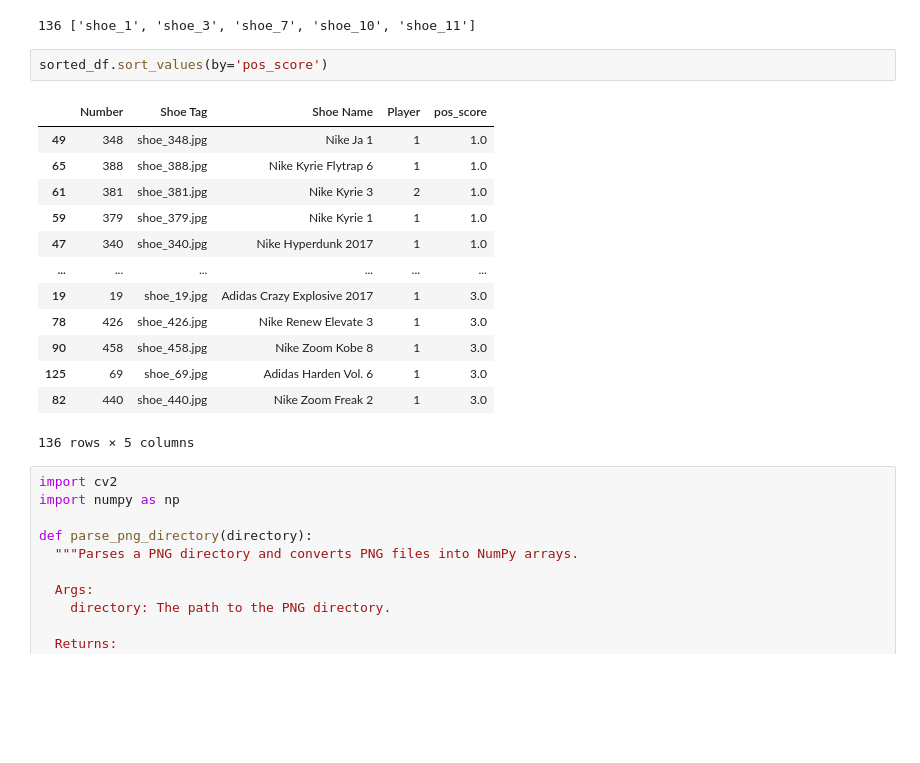
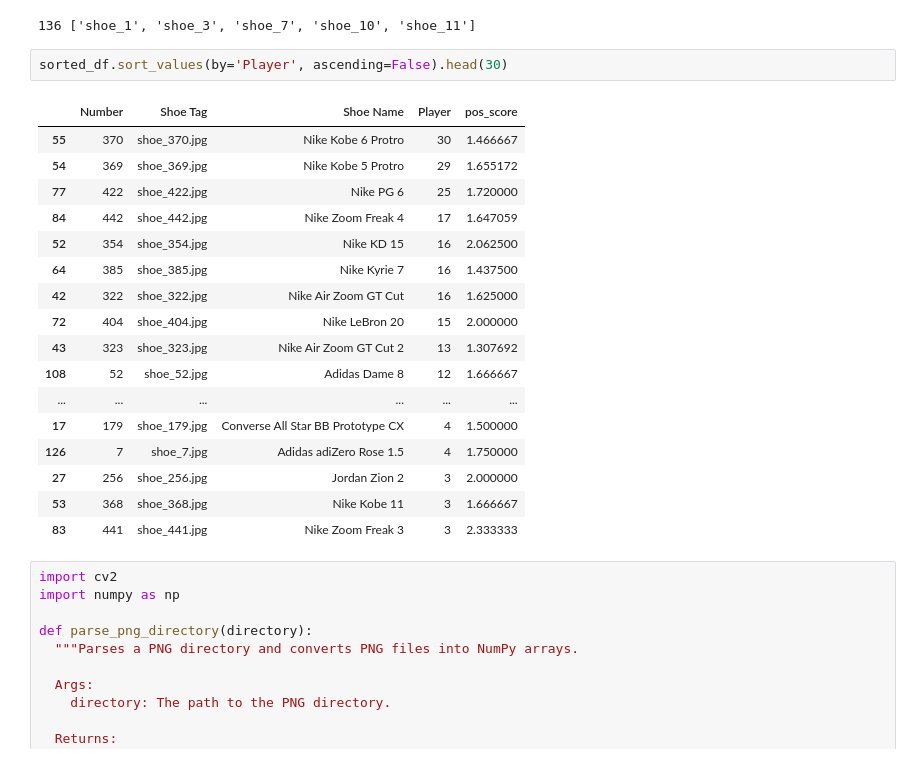
Before and after one commit to sejaldua/baller-shoes, a Jupyter notebook: player-shoes-pca.ipynb, the cells around one changed output. Saved outputs shown, nothing was run; the diff lists cells and outputs as text; blank space fills up the shorter version.

```diff
--- a/player-shoes-pca.ipynb
+++ b/player-shoes-pca.ipynb
@@ -47,21 +47,25 @@ print(len(shoe_files), shoe_names[:5])
 # %% [output]
 136 ['shoe_1', 'shoe_3', 'shoe_7', 'shoe_10', 'shoe_11']
 # %%
-sorted_df.sort_values(by='pos_score')
+sorted_df.sort_values(by='Player', ascending=False).head(30)
 # %% [output]
 |  | Number | Shoe Tag | Shoe Name | Player | pos_score |
-| 49 | 348 | shoe_348.jpg | Nike Ja 1 | 1 | 1.0 |
-| 65 | 388 | shoe_388.jpg | Nike Kyrie Flytrap 6 | 1 | 1.0 |
-| 61 | 381 | shoe_381.jpg | Nike Kyrie 3 | 2 | 1.0 |
-| 59 | 379 | shoe_379.jpg | Nike Kyrie 1 | 1 | 1.0 |
-| 47 | 340 | shoe_340.jpg | Nike Hyperdunk 2017 | 1 | 1.0 |
+| 55 | 370 | shoe_370.jpg | Nike Kobe 6 Protro | 30 | 1.466667 |
+| 54 | 369 | shoe_369.jpg | Nike Kobe 5 Protro | 29 | 1.655172 |
+| 77 | 422 | shoe_422.jpg | Nike PG 6 | 25 | 1.720000 |
+| 84 | 442 | shoe_442.jpg | Nike Zoom Freak 4 | 17 | 1.647059 |
+| 52 | 354 | shoe_354.jpg | Nike KD 15 | 16 | 2.062500 |
+| 64 | 385 | shoe_385.jpg | Nike Kyrie 7 | 16 | 1.437500 |
+| 42 | 322 | shoe_322.jpg | Nike Air Zoom GT Cut | 16 | 1.625000 |
+| 72 | 404 | shoe_404.jpg | Nike LeBron 20 | 15 | 2.000000 |
+| 43 | 323 | shoe_323.jpg | Nike Air Zoom GT Cut 2 | 13 | 1.307692 |
+| 108 | 52 | shoe_52.jpg | Adidas Dame 8 | 12 | 1.666667 |
 | ... | ... | ... | ... | ... | ... |
-| 19 | 19 | shoe_19.jpg | Adidas Crazy Explosive 2017 | 1 | 3.0 |
-| 78 | 426 | shoe_426.jpg | Nike Renew Elevate 3 | 1 | 3.0 |
-| 90 | 458 | shoe_458.jpg | Nike Zoom Kobe 8 | 1 | 3.0 |
-| 125 | 69 | shoe_69.jpg | Adidas Harden Vol. 6 | 1 | 3.0 |
-| 82 | 440 | shoe_440.jpg | Nike Zoom Freak 2 | 1 | 3.0 |
+| 17 | 179 | shoe_179.jpg | Converse All Star BB Prototype CX | 4 | 1.500000 |
+| 126 | 7 | shoe_7.jpg | Adidas adiZero Rose 1.5 | 4 | 1.750000 |
+| 27 | 256 | shoe_256.jpg | Jordan Zion 2 | 3 | 2.000000 |
+| 53 | 368 | shoe_368.jpg | Nike Kobe 11 | 3 | 1.666667 |
+| 83 | 441 | shoe_441.jpg | Nike Zoom Freak 3 | 3 | 2.333333 |
-136 rows × 5 columns
 # %%
 import cv2
 import numpy as np
```
Also changed, not shown: 1 other file.
